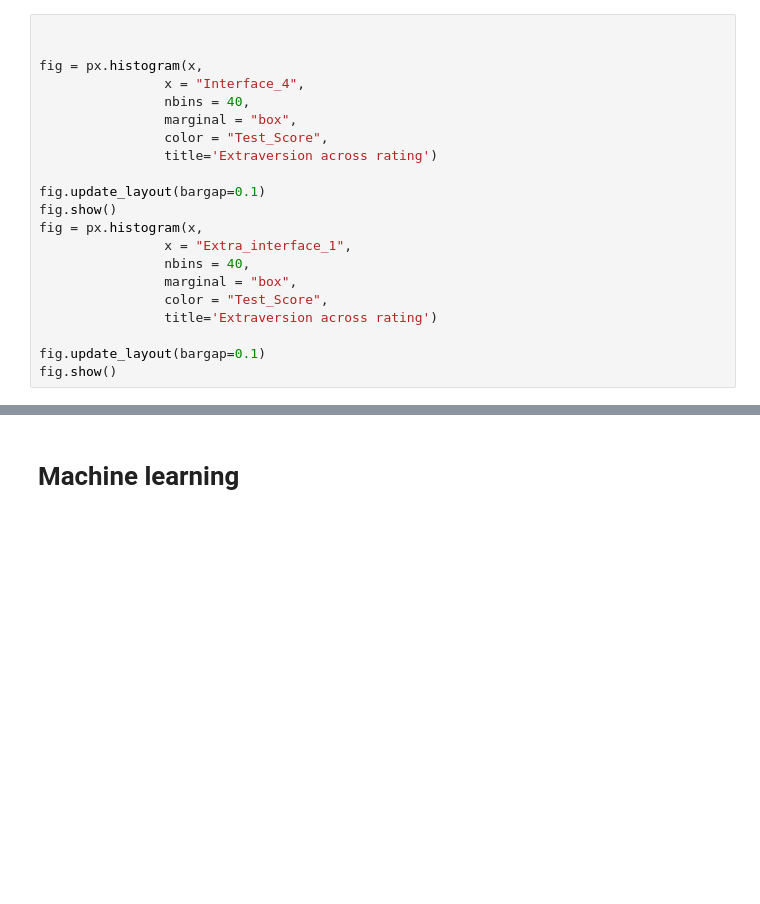
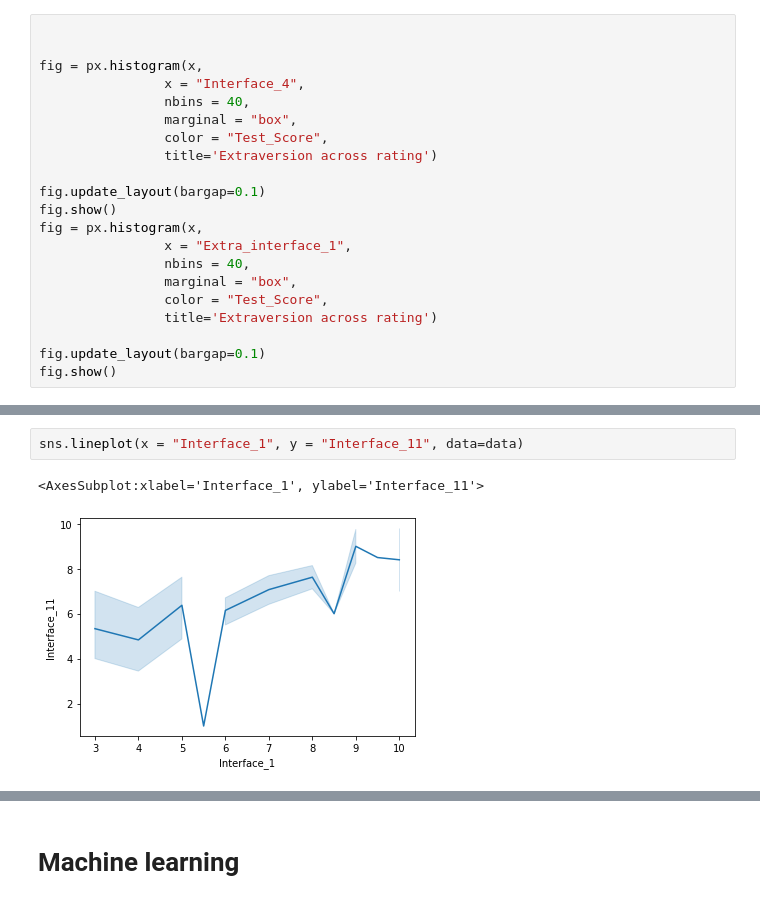
Before and after one commit to Mariamali2001/Bachelor_Project, a Jupyter notebook: Project.ipynb, the cells around one changed output, grey strips where cells are left out. Saved outputs shown, nothing was run; the diff lists cells and outputs as text; blank space fills up the shorter version.

```diff
--- a/Project.ipynb
+++ b/Project.ipynb
@@ -672,0 +712,5 @@ fig.show()
+# %%
+sns.lineplot(x = "Interface_1", y = "Interface_11", data=data)
+# %% [output]
+<AxesSubplot:xlabel='Interface_1', ylabel='Interface_11'>
+[figure, added]
```
Also changed, not shown: parts of 26 cells of this notebook, 2 other files.
